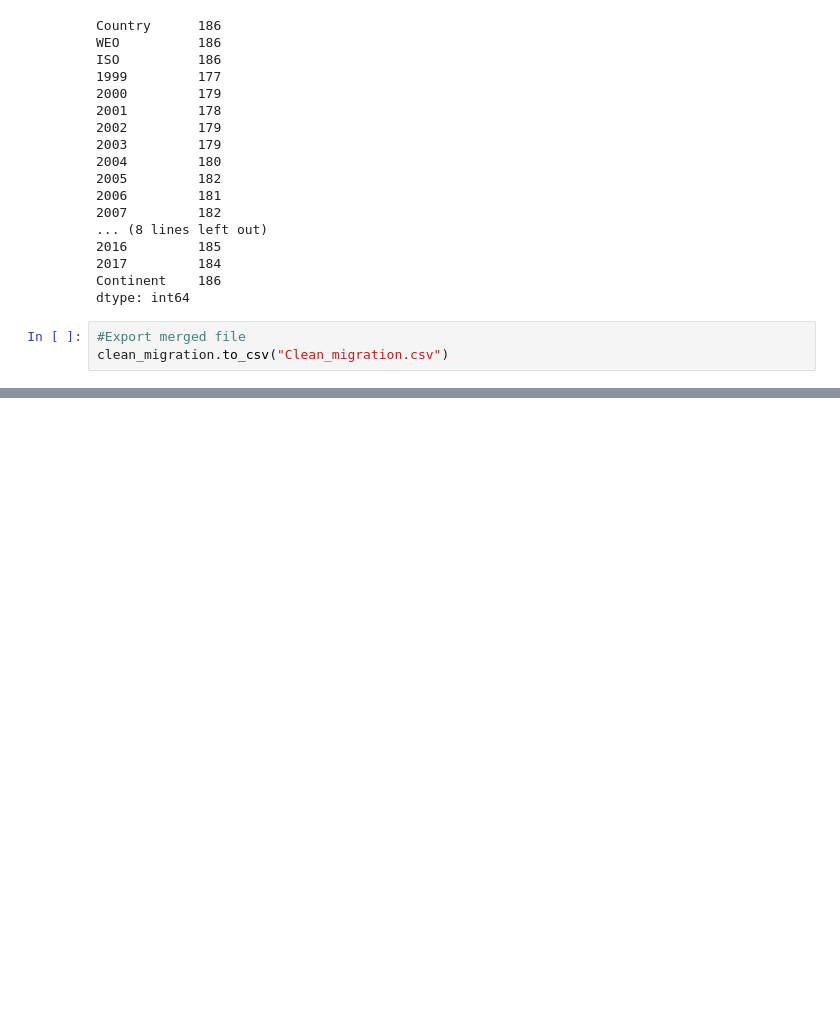
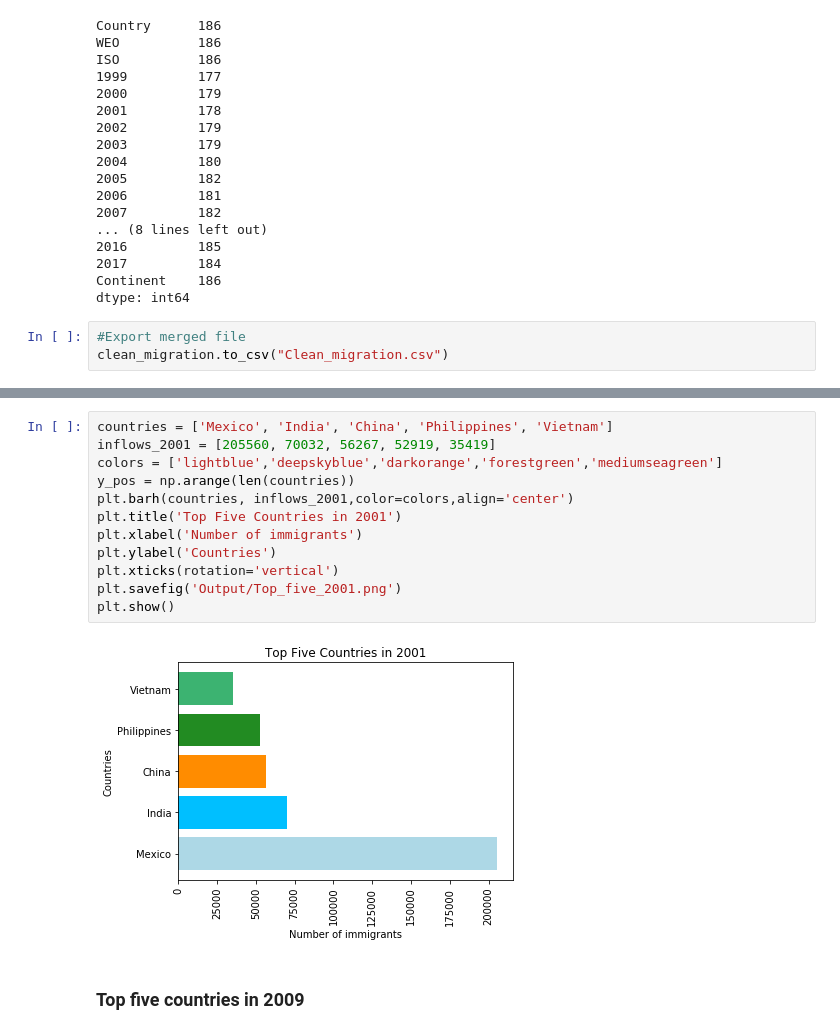
Before and after one commit to fafdenis/District_Coding_Project_1, a Jupyter notebook: Pre_analysis/Pre_analysis.ipynb, the cells around one changed output, grey strips where cells are left out. Drawn from its saved outputs; the diff is of its cells as text; blank space fills up the shorter version.

```diff
--- a/Pre_analysis/Pre_analysis.ipynb
+++ b/Pre_analysis/Pre_analysis.ipynb
@@ -173,0 +289,16 @@ clean_migration.to_csv("Clean_migration.csv")
+# %%
+countries = ['Mexico', 'India', 'China', 'Philippines', 'Vietnam']
+inflows_2001 = [205560, 70032, 56267, 52919, 35419]
+colors = ['lightblue','deepskyblue','darkorange','forestgreen','mediumseagreen']
+y_pos = np.arange(len(countries))
+plt.barh(countries, inflows_2001,color=colors,align='center')
+plt.title('Top Five Countries in 2001')
+plt.xlabel('Number of immigrants')
+plt.ylabel('Countries')
+plt.xticks(rotation='vertical')
+plt.savefig('Output/Top_five_2001.png')
+plt.show()
+# %% [output]
+[figure, added]
+# %% [markdown]
+### Top five countries in 2009
```
Also changed, not shown: parts of 18 cells of this notebook, 3 other files.
